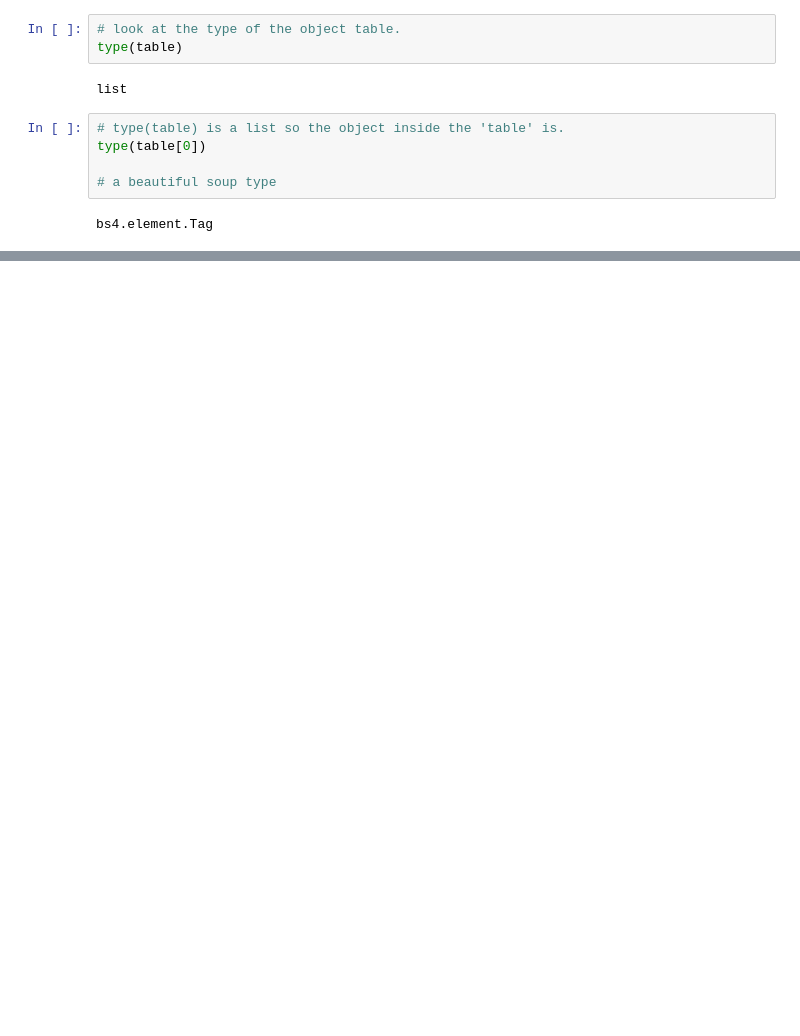
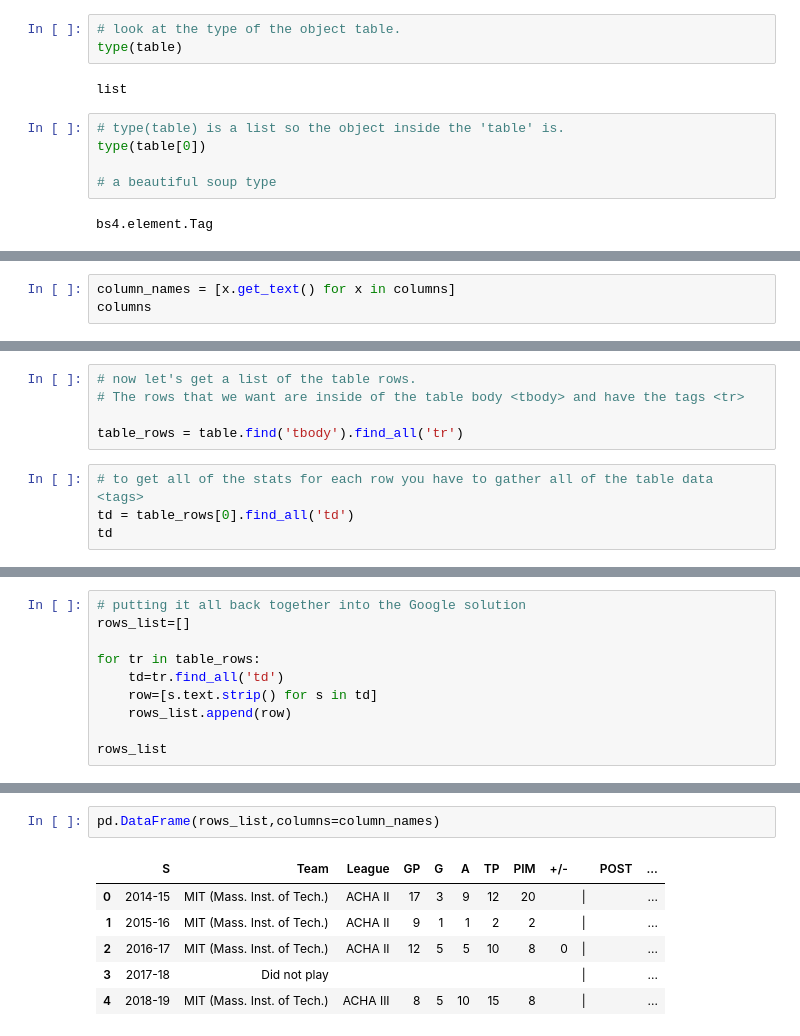
Before and after one commit to SaraPena/disney-data-science-tasks, a Jupyter notebook: web_scraping_intro.ipynb, the cells around one changed output, grey strips where cells are left out. Saved outputs shown, nothing was run; the diff lists cells and outputs as text; blank space fills up the shorter version.

Commit message:
completed table scraping exercise and ran through fun facts exercise.

```diff
--- a/web_scraping_intro.ipynb
+++ b/web_scraping_intro.ipynb
@@ -1585,0 +877,3 @@ for tr in table_rows:
+# %%
+column_names = [x.get_text() for x in columns]
+columns
@@ -1585,0 +898,9 @@ for tr in table_rows:
+# %%
+# now let's get a list of the table rows.
+# The rows that we want are inside of the table body <tbody> and have the tags <tr>
+
+table_rows = table.find('tbody').find_all('tr')
+# %%
+# to get all of the stats for each row you have to gather all of the table data <tags>
+td = table_rows[0].find_all('td')
+td
@@ -1585,0 +945,10 @@ for tr in table_rows:
+# %%
+# putting it all back together into the Google solution
+rows_list=[]
+
+for tr in table_rows:
+    td=tr.find_all('td')
+    row=[s.text.strip() for s in td]
+    rows_list.append(row)
+
+rows_list
@@ -1585,0 +973,9 @@ for tr in table_rows:
+# %%
+pd.DataFrame(rows_list,columns=column_names)
+# %% [output]
+|  | S | Team | League | GP | G | A | TP | PIM | +/- |  | POST | ... |
+| 0 | 2014-15 | MIT (Mass. Inst. of Tech.) | ACHA II | 17 | 3 | 9 | 12 | 20 |  | | |  | ... |
+| 1 | 2015-16 | MIT (Mass. Inst. of Tech.) | ACHA II | 9 | 1 | 1 | 2 | 2 |  | | |  | ... |
+| 2 | 2016-17 | MIT (Mass. Inst. of Tech.) | ACHA II | 12 | 5 | 5 | 10 | 8 | 0 | | |  | ... |
+| 3 | 2017-18 | Did not play |  |  |  |  |  |  |  | | |  | ... |
+| 4 | 2018-19 | MIT (Mass. Inst. of Tech.) | ACHA III | 8 | 5 | 10 | 15 | 8 |  | | |  | ... |
```
Also changed, not shown: parts of 113 cells of this notebook.
